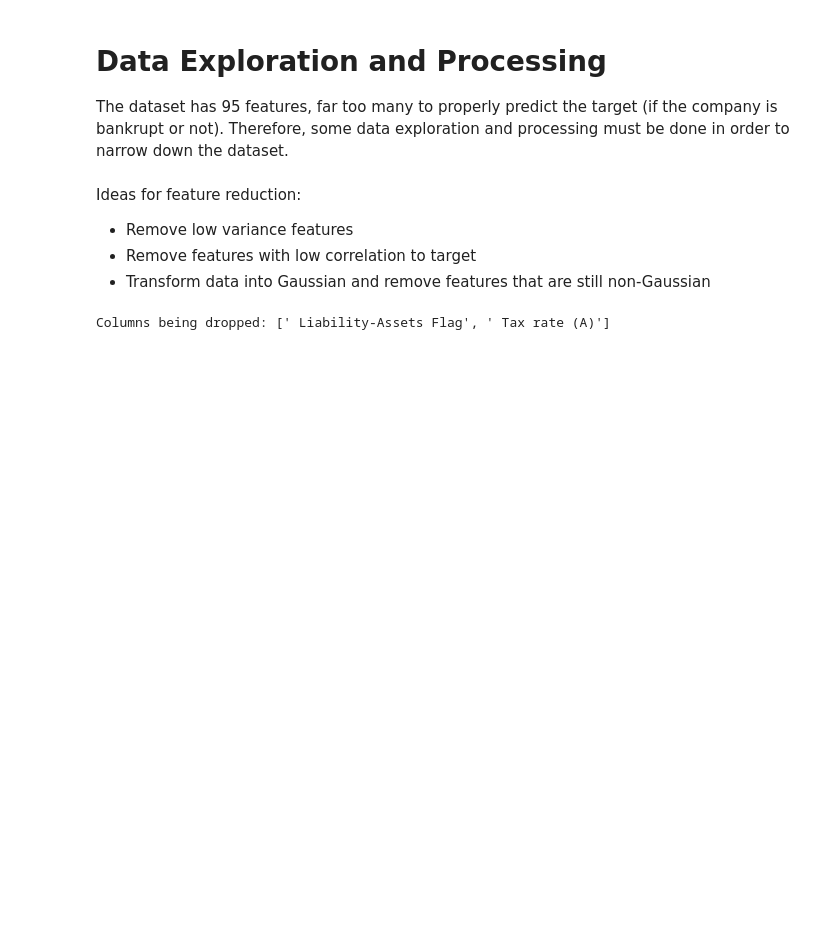
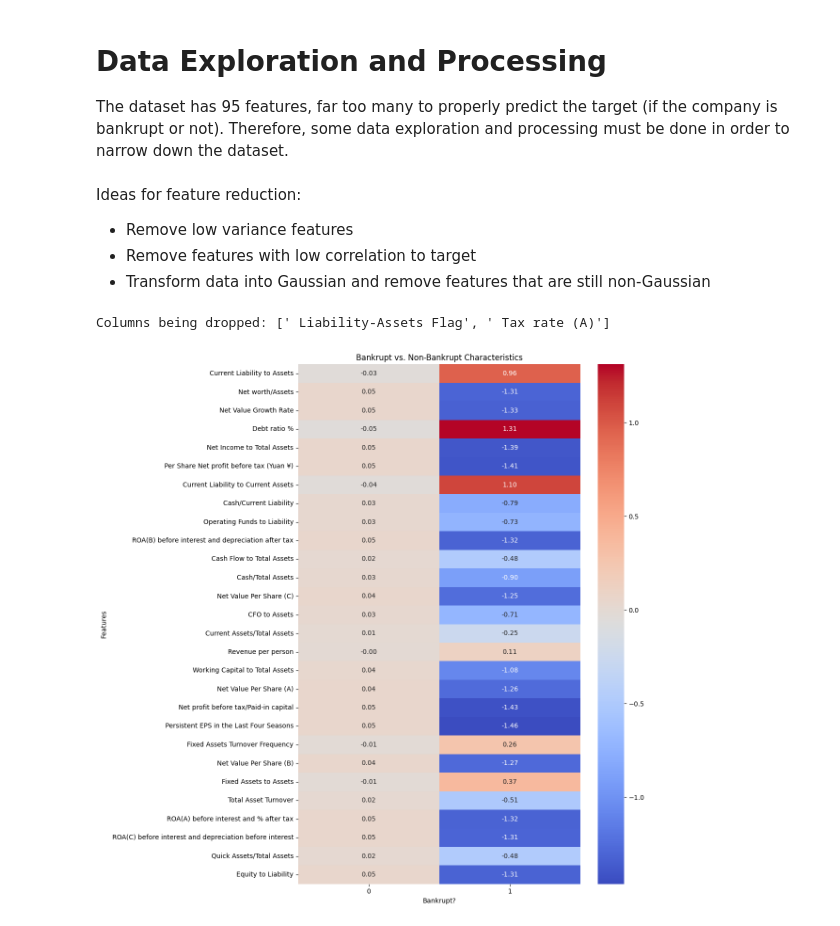
Before and after one commit to brandonyen/company-bankruptcy-prediction, a Jupyter notebook: data-exploration-processing.ipynb, the cells around one changed output. Saved outputs shown, nothing was run; the diff lists cells and outputs as text; code cells hidden in the pictures; blank space fills up the shorter version.

Commit message:
added data visualization between bankrupt and non-bankrupt companies

```diff
--- a/data-exploration-processing.ipynb
+++ b/data-exploration-processing.ipynb
@@ -49,5 +51,19 @@ for i in high_var_corr_df.columns:
 
 print(f'Columns being dropped: {cols_to_drop}')
 high_var_corr_df = high_var_corr_df.drop(columns=cols_to_drop)
+
+# Add bankrupt column back
+high_var_corr_df.insert(0, 'Bankrupt?', y_train)
 # %% [output]
 Columns being dropped: [' Liability-Assets Flag', ' Tax rate (A)']
+# %%
+# Visualize characteristics of bankrupt and non-bankrupt companies
+df_mean = high_var_corr_df.groupby('Bankrupt?').mean()
+plt.figure(figsize=(12, 12))
+sns.heatmap(df_mean.T, cmap='coolwarm', annot=True, fmt=".2f")
+plt.title('Bankrupt vs. Non-Bankrupt Characteristics')
+plt.ylabel('Features')
+plt.tight_layout()
+plt.show()
+# %% [output]
+[figure, added]
```
Also changed, not shown: parts of 2 cells of this notebook, 1 other file.
